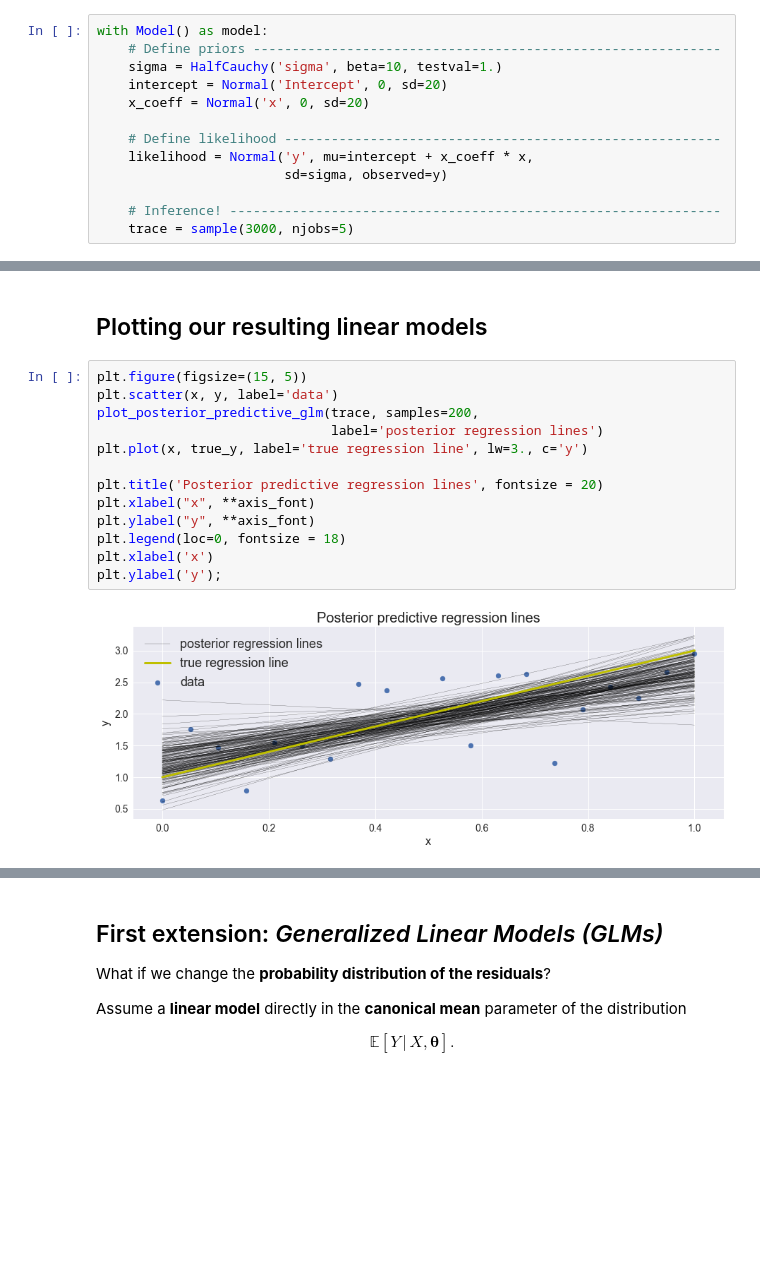
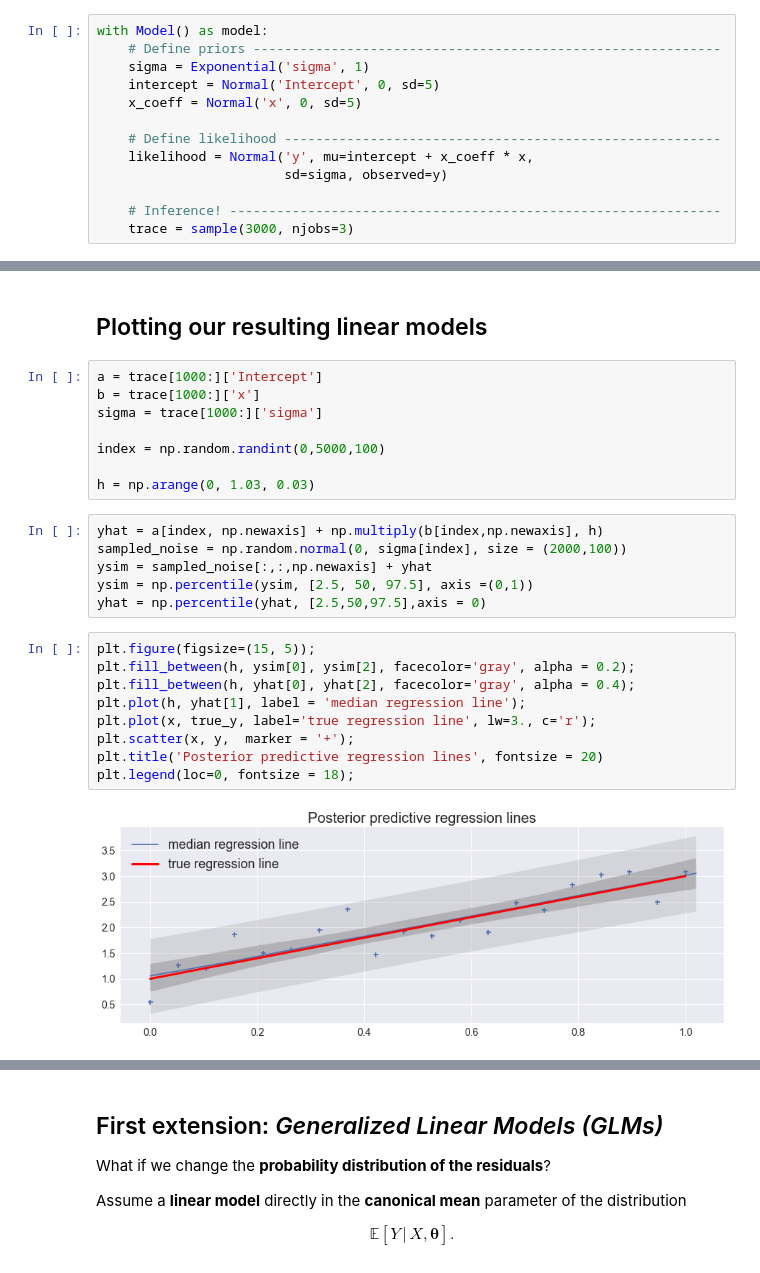
Before and after one commit to agarbuno/bayesreg, a Jupyter notebook: tutorial-p1.ipynb, the cells around one changed output, grey strips where cells are left out. Cells and saved outputs as stored; diff of their text form; blank space fills up the shorter version.

```diff
--- a/tutorial-p1.ipynb
+++ b/tutorial-p1.ipynb
@@ -114,16 +126,16 @@ plt.legend(loc=0, fontsize = 18);
 # %%
 with Model() as model:
     # Define priors ------------------------------------------------------------
-    sigma = HalfCauchy('sigma', beta=10, testval=1.)
-    intercept = Normal('Intercept', 0, sd=20)
-    x_coeff = Normal('x', 0, sd=20)
+    sigma = Exponential('sigma', 1)
+    intercept = Normal('Intercept', 0, sd=5)
+    x_coeff = Normal('x', 0, sd=5)
 
     # Define likelihood --------------------------------------------------------
     likelihood = Normal('y', mu=intercept + x_coeff * x,
                         sd=sigma, observed=y)
 
     # Inference! ---------------------------------------------------------------
-    trace = sample(3000, njobs=5)
+    trace = sample(3000, njobs=3)
 # %% [output]
 Auto-assigning NUTS sampler...
 Initializing NUTS using advi+adapt_diag...
@@ -169,20 +175,30 @@ plot_posterior(trace, varnames=['Intercept','x'], text_size=15);
 # %% [markdown]
 ## Plotting our resulting linear models
+# %%
+a = trace[1000:]['Intercept']
+b = trace[1000:]['x']
+sigma = trace[1000:]['sigma']
+
+index = np.random.randint(0,5000,100)
+
+h = np.arange(0, 1.03, 0.03)
+# %%
+yhat = a[index, np.newaxis] + np.multiply(b[index,np.newaxis], h)
+sampled_noise = np.random.normal(0, sigma[index], size = (2000,100))
+ysim = sampled_noise[:,:,np.newaxis] + yhat
+ysim = np.percentile(ysim, [2.5, 50, 97.5], axis =(0,1))
+yhat = np.percentile(yhat, [2.5,50,97.5],axis = 0)
 # %%
-plt.figure(figsize=(15, 5))
-plt.scatter(x, y, label='data')
-plot_posterior_predictive_glm(trace, samples=200,
-                              label='posterior regression lines')
-plt.plot(x, true_y, label='true regression line', lw=3., c='y')
-
+plt.figure(figsize=(15, 5));
+plt.fill_between(h, ysim[0], ysim[2], facecolor='gray', alpha = 0.2);
+plt.fill_between(h, yhat[0], yhat[2], facecolor='gray', alpha = 0.4);
+plt.plot(h, yhat[1], label = 'median regression line');
+plt.plot(x, true_y, label='true regression line', lw=3., c='r');
+plt.scatter(x, y,  marker = '+');
 plt.title('Posterior predictive regression lines', fontsize = 20)
-plt.xlabel("x", **axis_font)
-plt.ylabel("y", **axis_font)
-plt.legend(loc=0, fontsize = 18)
-plt.xlabel('x')
-plt.ylabel('y');
+plt.legend(loc=0, fontsize = 18);
 # %% [output]
-[figure, old version]
+[figure, new version]
 # %% [markdown]
 ## Extending the linear model
 
```
Also changed, not shown: parts of 20 cells of this notebook, 3 other files.
